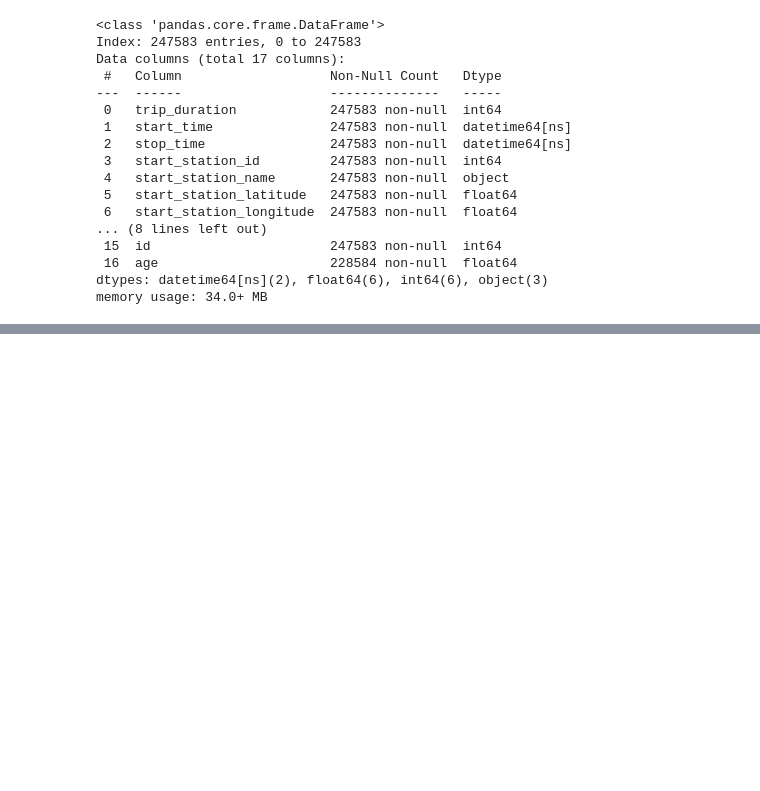
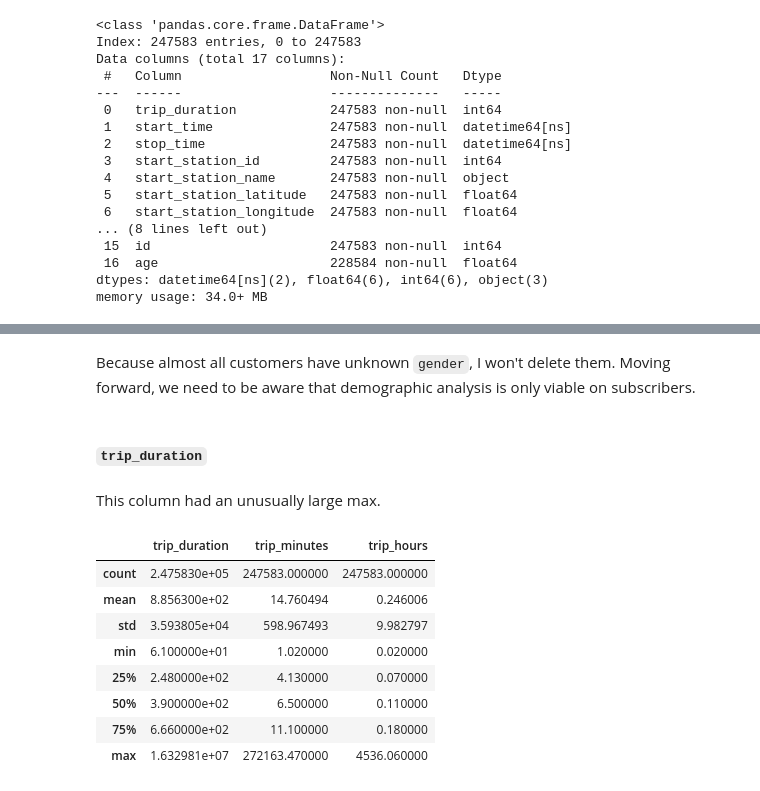
Before and after one commit to ethanenkhtur/bike_rental_data_management, a Jupyter notebook: project.ipynb, the cells around one changed output, grey strips where cells are left out. Saved outputs shown, nothing was run; the diff lists cells and outputs as text; code cells hidden in the pictures; blank space fills up the shorter version.

```diff
--- a/project.ipynb
+++ b/project.ipynb
@@ -268,0 +288,22 @@ memory usage: 34.0+ MB
+# %% [markdown]
+Because almost all customers have unknown `gender`, I won't delete them. Moving forward, we need to be aware that demographic analysis is only viable on subscribers.
+# %% [markdown]
+#### `trip_duration`
+# %% [markdown]
+This column had an unusually large max.
+# %%
+# creating an easier to interpret trip time column in minutes and hours
+df['trip_minutes'] = round(df['trip_duration'] / 60, 2)
+df['trip_hours'] = round(df['trip_duration']/(60**2),2)
+
+df[['trip_duration', 'trip_minutes', 'trip_hours']].describe()
+# %% [output]
+|  | trip_duration | trip_minutes | trip_hours |
+| count | 2.475830e+05 | 247583.000000 | 247583.000000 |
+| mean | 8.856300e+02 | 14.760494 | 0.246006 |
+| std | 3.593805e+04 | 598.967493 | 9.982797 |
+| min | 6.100000e+01 | 1.020000 | 0.020000 |
+| 25% | 2.480000e+02 | 4.130000 | 0.070000 |
+| 50% | 3.900000e+02 | 6.500000 | 0.110000 |
+| 75% | 6.660000e+02 | 11.100000 | 0.180000 |
+| max | 1.632981e+07 | 272163.470000 | 4536.060000 |
```
Also changed, not shown: parts of 10 cells of this notebook.
